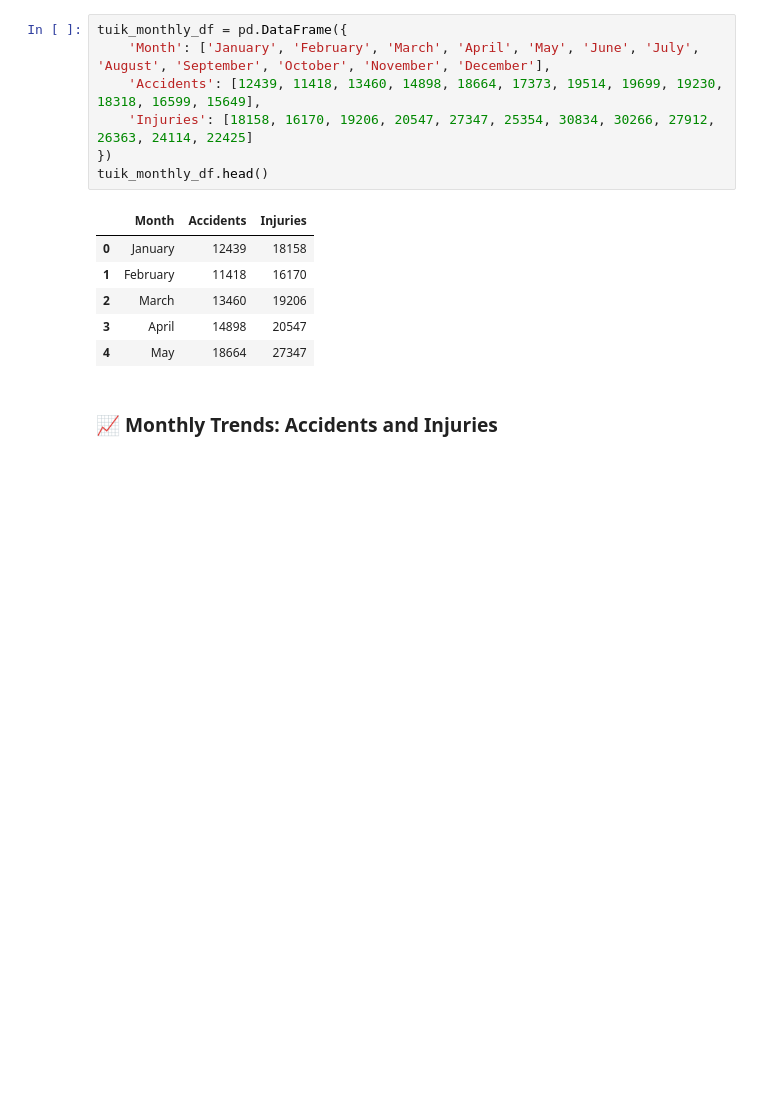
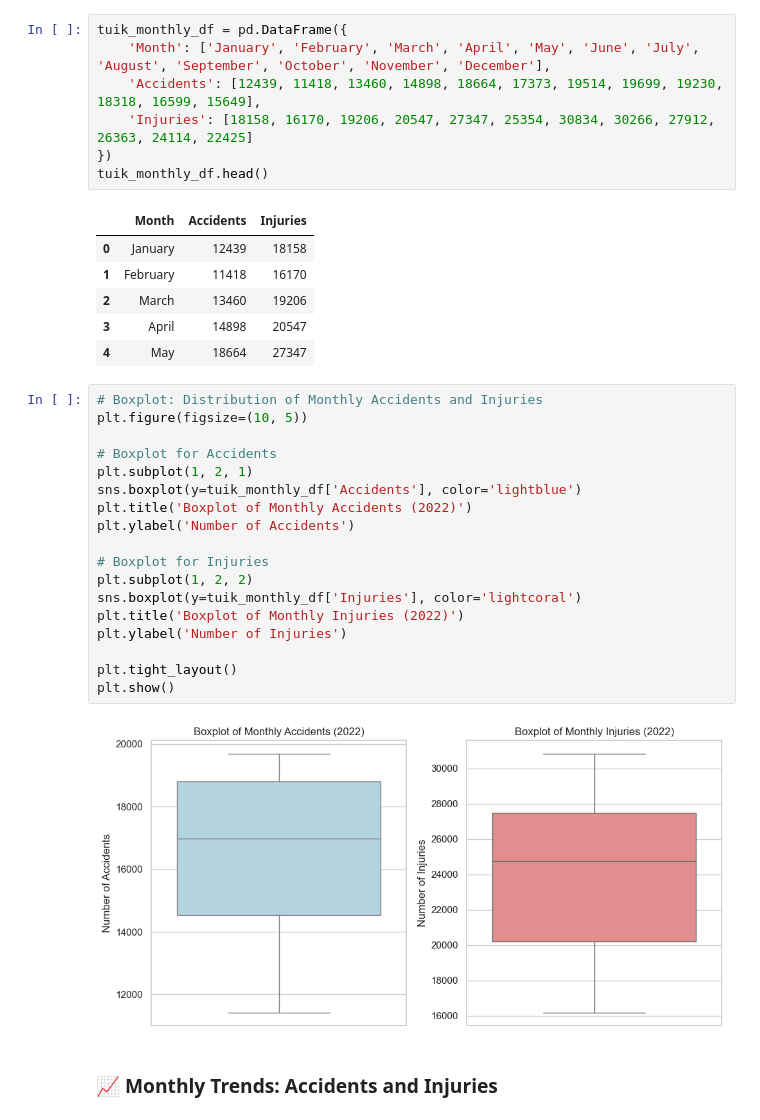
Before and after one commit to laraatmaca/DSA210, a Jupyter notebook: Phase2_Traffic_Analysis_Revised.ipynb, the cells around one changed output. Drawn from its saved outputs; the diff is of its cells as text; blank space fills up the shorter version.

```diff
--- a/Phase2_Traffic_Analysis_Revised.ipynb
+++ b/Phase2_Traffic_Analysis_Revised.ipynb
@@ -26,6 +29,26 @@ tuik_monthly_df.head()
 | 2 | March | 13460 | 19206 |
 | 3 | April | 14898 | 20547 |
 | 4 | May | 18664 | 27347 |
+# %%
+# Boxplot: Distribution of Monthly Accidents and Injuries
+plt.figure(figsize=(10, 5))
+
+# Boxplot for Accidents
+plt.subplot(1, 2, 1)
+sns.boxplot(y=tuik_monthly_df['Accidents'], color='lightblue')
+plt.title('Boxplot of Monthly Accidents (2022)')
+plt.ylabel('Number of Accidents')
+
+# Boxplot for Injuries
+plt.subplot(1, 2, 2)
+sns.boxplot(y=tuik_monthly_df['Injuries'], color='lightcoral')
+plt.title('Boxplot of Monthly Injuries (2022)')
+plt.ylabel('Number of Injuries')
+
+plt.tight_layout()
+plt.show()
+# %% [output]
+[figure, added]
 # %% [markdown]
 ### 📈 Monthly Trends: Accidents and Injuries
 # %%
```
Also changed, not shown: parts of 13 cells of this notebook.
